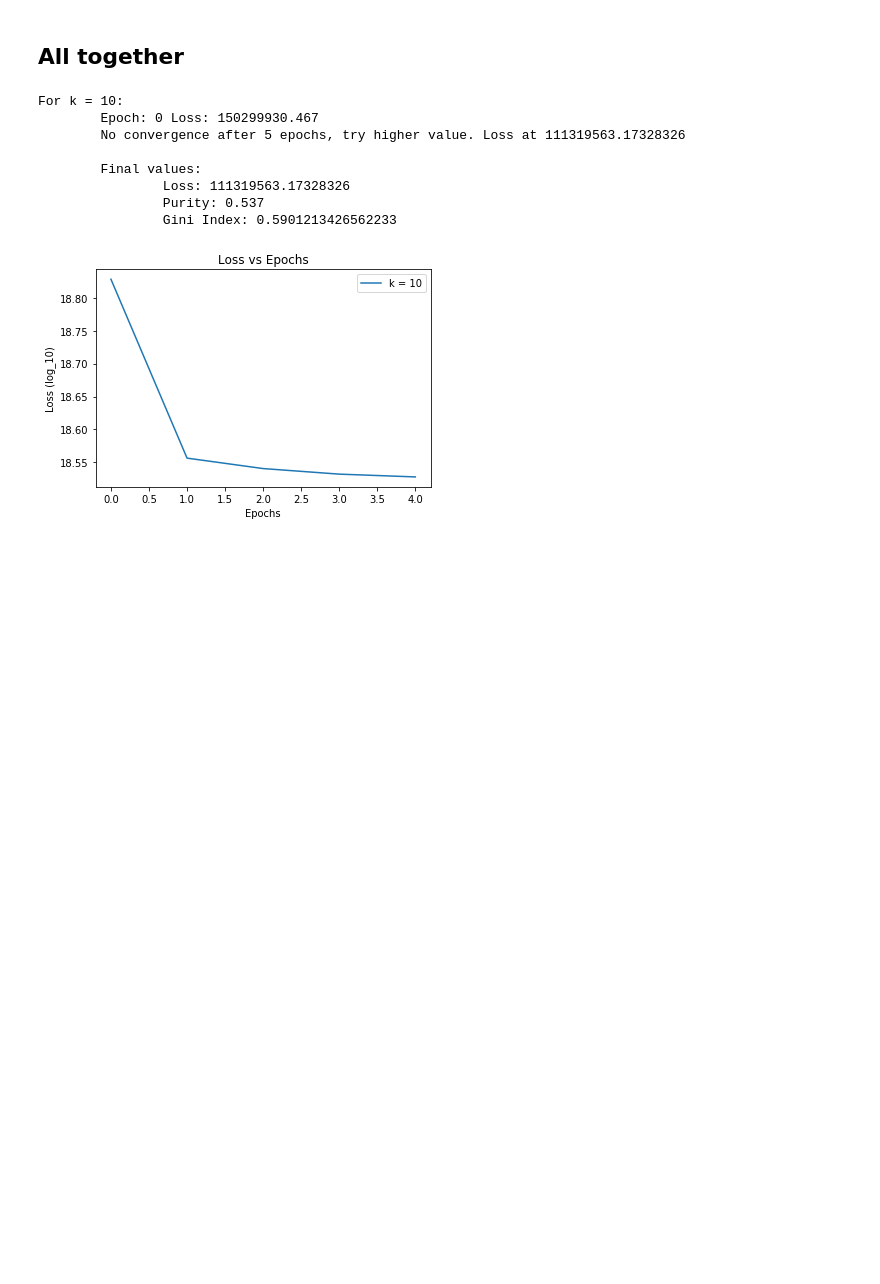
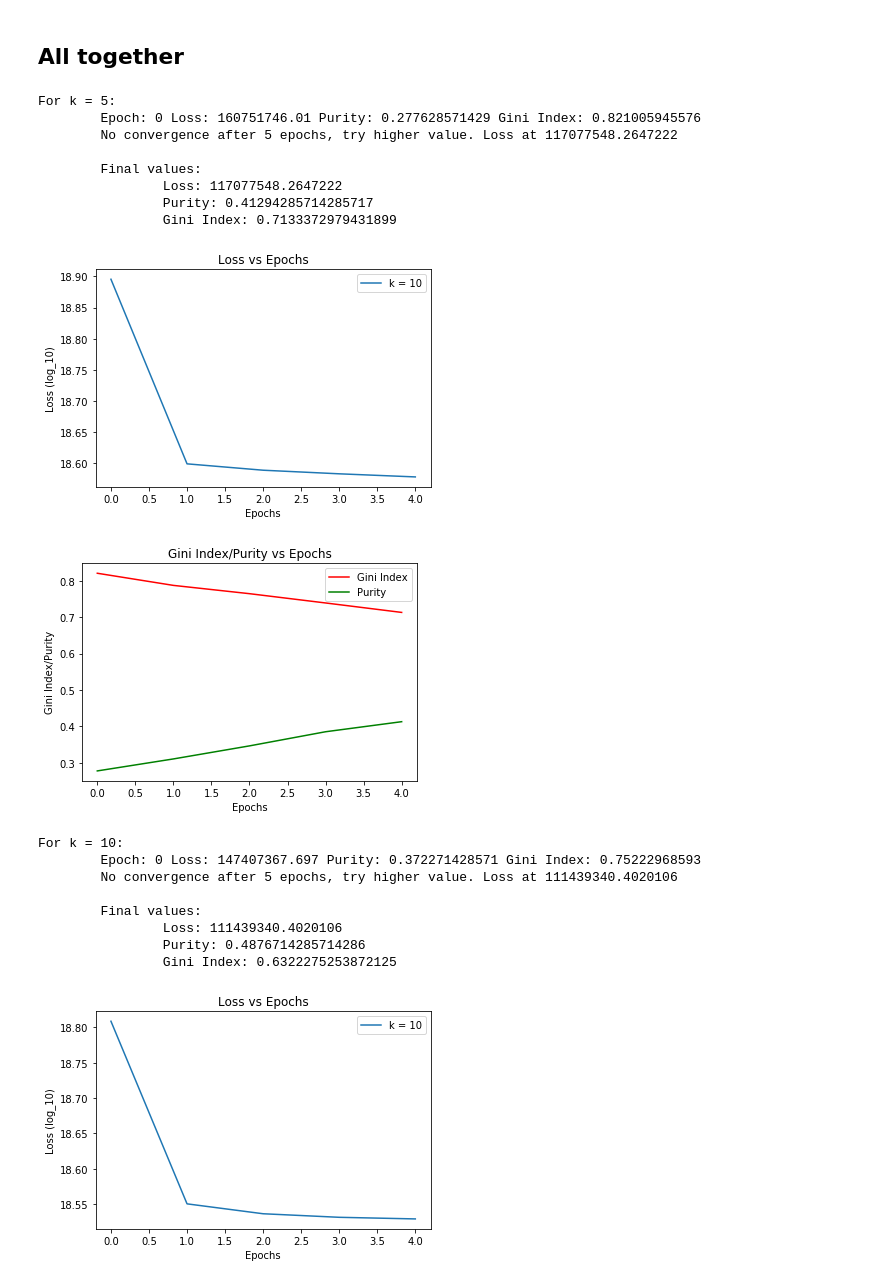
Before and after one commit to DarkestFloyd/CS6220, a Jupyter notebook: notebooks/mnist_kmeans.ipynb, the cells around one changed output. Saved outputs shown, nothing was run; the diff lists cells and outputs as text; code cells hidden in the pictures; blank space fills up the shorter version.

```diff
--- a/notebooks/mnist_kmeans.ipynb
+++ b/notebooks/mnist_kmeans.ipynb
@@ -214,5 +103,3 @@ def get_mappings(k, pi):
-# %%
-mapping, confusion_matrix = get_mappings(10, dist_pi_10)
 # %% [markdown]
 ### Purity
 # %%
@@ -238,41 +163,50 @@ Gini Index: 0.5484558045037563
+# %%
+def graph_helper_metrics(purity, gini):
+    plt.plot(range(len(gini)), gini, 'r', label = 'Gini Index')
+    plt.plot(range(len(purity)), purity, 'g', label = 'Purity')
+    plt.xlabel('Epochs')
+    plt.ylabel('Gini Index/Purity')
+    plt.title('Gini Index/Purity vs Epochs')
+    plt.legend()
+    plt.show()
 # %% [markdown]
 ## All together
 # %%
 def do_kmeans(ks):
-    loss, pi = [], []
     seed = np.random.randint(n_rows)
 
     for k in ks:
         print('For k = {0}:'.format(k))
-        _loss, _pi = kmeans(k=k, init_func=init,
-                            max_epochs=5,
-                            print_interval=10,
-                            seed=seed)
-        loss.append(_loss)
-        pi.append(_pi)
-        print('\n\tFinal values: \n\t\tLoss: {0}'.format(_loss[-1]))
-        mapping, conf_mat = get_mappings(k, _pi)
-        _purity = purity(conf_mat)
-        _gini = gini(conf_mat)
-        print('\t\tPurity: {0}'.format(_purity))
-        print('\t\tGini Index: {0}\n'.format(_gini))
+        t_loss, t_purity, t_gini = kmeans(k=k, init_func=init,
+                                          max_epochs=100,
+                                          print_interval=10,
+                                          seed=seed)
 
-#     for _loss in loss:
-        plt.plot(range(len(_loss)), np.log(_loss), label = 'k = {0}'.format(k))
-        plt.xlabel('Epochs')
-        plt.ylabel('Loss (log_10)')
-        plt.title('Loss vs Epochs')
-        plt.legend()
-        plt.show()
+        print('\n\tFinal values: \n\t\tLoss: {0}'.format(t_loss[-1]))
+        print('\t\tPurity: {0}'.format(t_purity[-1]))
+        print('\t\tGini Index: {0}\n'.format(t_gini[-1]))
+
+        graph_helper_loss(t_loss)
+        graph_helper_metrics(t_purity, t_gini)
 # %%
-do_kmeans([10])
+do_kmeans([10, 5, 20])
 # %% [output]
-For k = 10:
-        Epoch: 0 Loss: 150299930.467
-        No convergence after 5 epochs, try higher value. Loss at 111319563.17328326
+For k = 5:
+        Epoch: 0 Loss: 160751746.01 Purity: 0.277628571429 Gini Index: 0.821005945576
+        No convergence after 5 epochs, try higher value. Loss at 117077548.2647222
 
         Final values:
-                Loss: 111319563.17328326
-                Purity: 0.537
-                Gini Index: 0.5901213426562233
+                Loss: 117077548.2647222
+                Purity: 0.41294285714285717
+                Gini Index: 0.7133372979431899
-[figure, old version]
+[figure, new version]
+[figure, added]
+For k = 10:
+        Epoch: 0 Loss: 147407367.697 Purity: 0.372271428571 Gini Index: 0.75222968593
+        No convergence after 5 epochs, try higher value. Loss at 111439340.4020106
+
+        Final values:
+                Loss: 111439340.4020106
+                Purity: 0.4876714285714286
+                Gini Index: 0.6322275253872125
+[figure, added]
```
Also changed, not shown: parts of 23 cells of this notebook.
